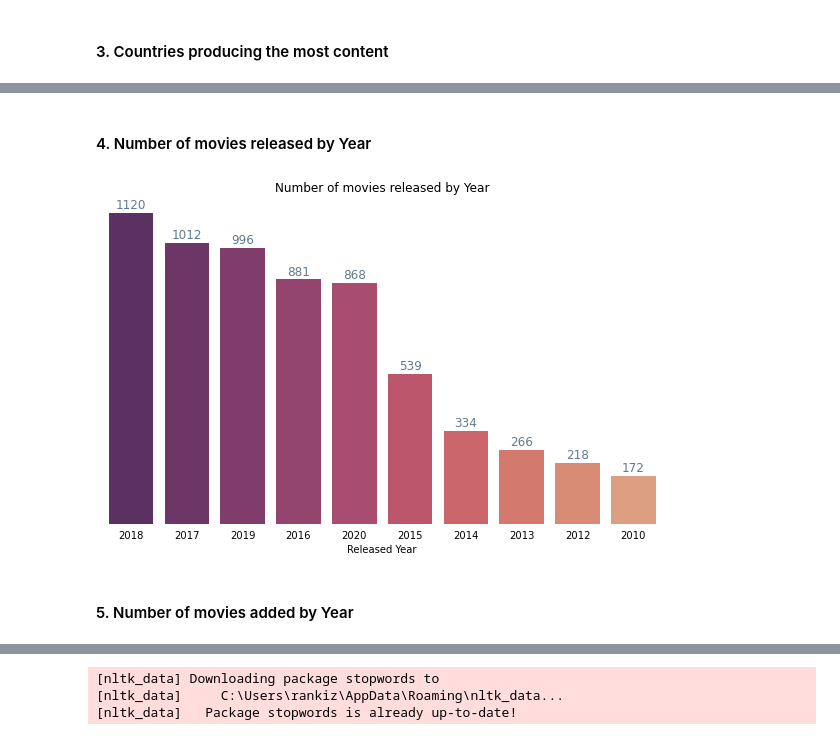
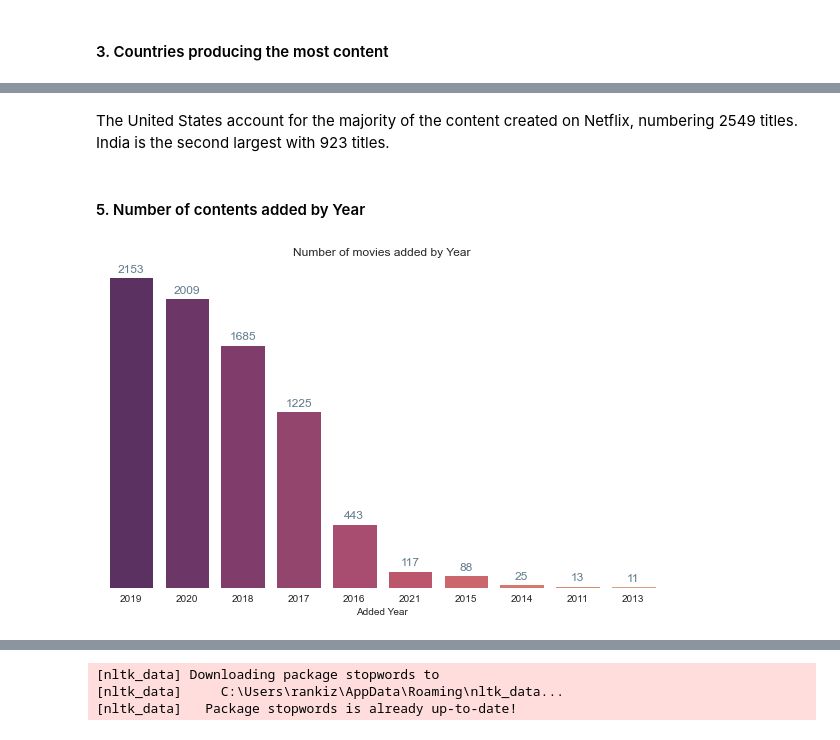
Before and after one commit to ankitrai777/NETFLIX_MOVIES_AND_TV_SHOWS_CLUSTERING, a Jupyter notebook: NETFLIX MOVIES AND TV SHOWS CLUSTERING.ipynb, the cells around one changed output, grey strips where cells are left out. Cells and saved outputs as stored; diff of their text form; code cells hidden in the pictures.

```diff
--- a/NETFLIX MOVIES AND TV SHOWS CLUSTERING.ipynb
+++ b/NETFLIX MOVIES AND TV SHOWS CLUSTERING.ipynb
@@ -333,8 +335,8 @@ countplot_v("country",df['country'],"Country",'Countrywise Content')
+# %% [markdown]
+The United States account for the majority of the content created on Netflix, numbering 2549 titles. India is the second largest with 923 titles.
 # %% [markdown]
-#### 4. Number of movies released by Year
+#### 5. Number of contents added by Year
 # %%
-countplot_v("release_year",df['release_year'],"Released Year",'Number of movies released by Year')
+countplot_v("year_added",df['year_added'],"Added Year",'Number of contents added by Year')
 # %% [output]
-[figure, old version]
+[figure, new version]
-# %% [markdown]
-#### 5. Number of movies added by Year
```
Also changed, not shown: parts of 41 cells of this notebook.
